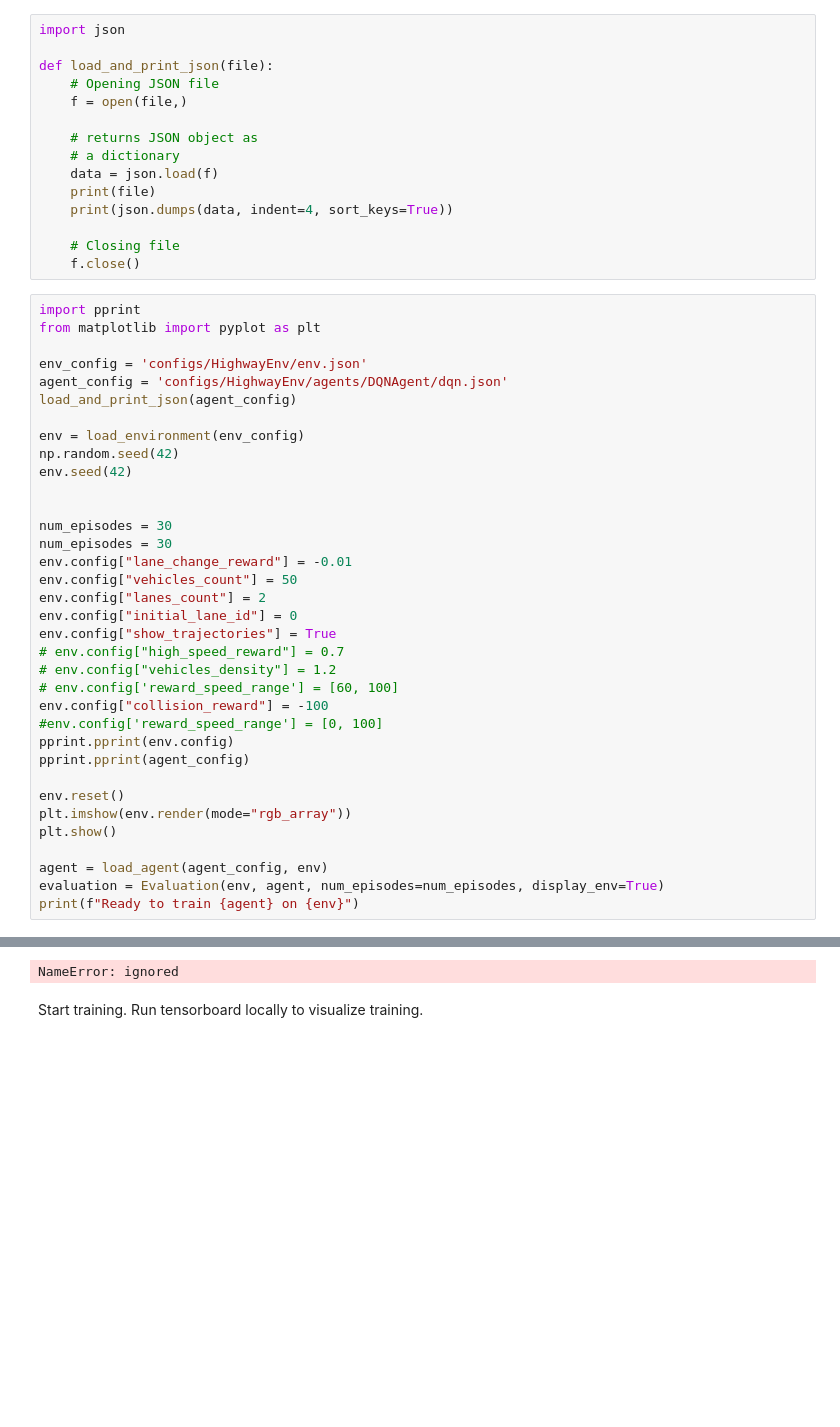
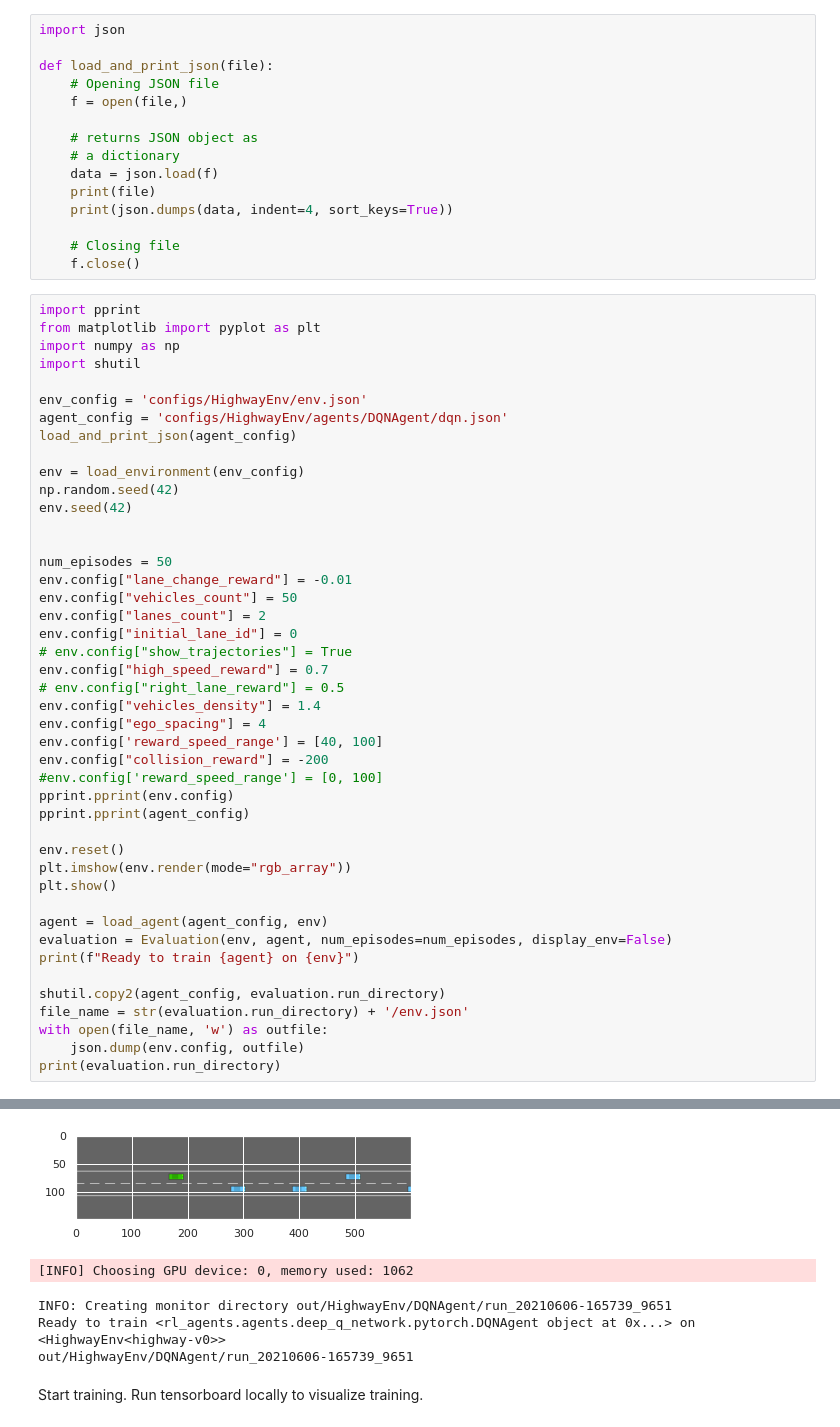
Before and after one commit to neskoc/saavlabs, a Jupyter notebook: Lab3/Lab3_Highway_DQN_rlagents.ipynb, the cells around one changed output, grey strips where cells are left out. Saved outputs shown, nothing was run; the diff lists cells and outputs as text; blank space fills up the shorter version.

```diff
--- a/Lab3/Lab3_Highway_DQN_rlagents.ipynb
+++ b/Lab3/Lab3_Highway_DQN_rlagents.ipynb
@@ -104,6 +104,8 @@ def load_and_print_json(file):
 # %%
 import pprint
 from matplotlib import pyplot as plt
+import numpy as np
+import shutil
 
 env_config = 'configs/HighwayEnv/env.json'
 agent_config = 'configs/HighwayEnv/agents/DQNAgent/dqn.json'
@@ -114,17 +116,18 @@ np.random.seed(42)
 env.seed(42)
 
 
-num_episodes = 30
-num_episodes = 30
+num_episodes = 50
 env.config["lane_change_reward"] = -0.01
 env.config["vehicles_count"] = 50
 env.config["lanes_count"] = 2
 env.config["initial_lane_id"] = 0
-env.config["show_trajectories"] = True
-# env.config["high_speed_reward"] = 0.7
-# env.config["vehicles_density"] = 1.2
-# env.config['reward_speed_range'] = [60, 100]
-env.config["collision_reward"] = -100
+# env.config["show_trajectories"] = True
+env.config["high_speed_reward"] = 0.7
+# env.config["right_lane_reward"] = 0.5
+env.config["vehicles_density"] = 1.4
+env.config["ego_spacing"] = 4
+env.config['reward_speed_range'] = [40, 100]
+env.config["collision_reward"] = -200
 #env.config['reward_speed_range'] = [0, 100]
 pprint.pprint(env.config)
 pprint.pprint(agent_config)
@@ -134,8 +137,14 @@ plt.imshow(env.render(mode="rgb_array"))
 plt.show()
 
 agent = load_agent(agent_config, env)
-evaluation = Evaluation(env, agent, num_episodes=num_episodes, display_env=True)
+evaluation = Evaluation(env, agent, num_episodes=num_episodes, display_env=False)
 print(f"Ready to train {agent} on {env}")
+
+shutil.copy2(agent_config, evaluation.run_directory)
+file_name = str(evaluation.run_directory) + '/env.json'
+with open(file_name, 'w') as outfile:
+    json.dump(env.config, outfile)
+print(evaluation.run_directory)
 # %% [output]
 configs/HighwayEnv/agents/DQNAgent/dqn.json
 {
@@ -157,4 +166,8 @@ configs/HighwayEnv/agents/DQNAgent/dqn.json
+[figure, added]
-NameError: ignored
+[INFO] Choosing GPU device: 0, memory used: 1062
+INFO: Creating monitor directory out/HighwayEnv/DQNAgent/run_20210606-165739_9651
+Ready to train <rl_agents.agents.deep_q_network.pytorch.DQNAgent object at 0x...> on <HighwayEnv<highway-v0>>
+out/HighwayEnv/DQNAgent/run_20210606-165739_9651
 # %% [markdown]
 Start training. Run tensorboard locally to visualize training.
 # %%
```
Also changed, not shown: parts of 5 cells of this notebook.
